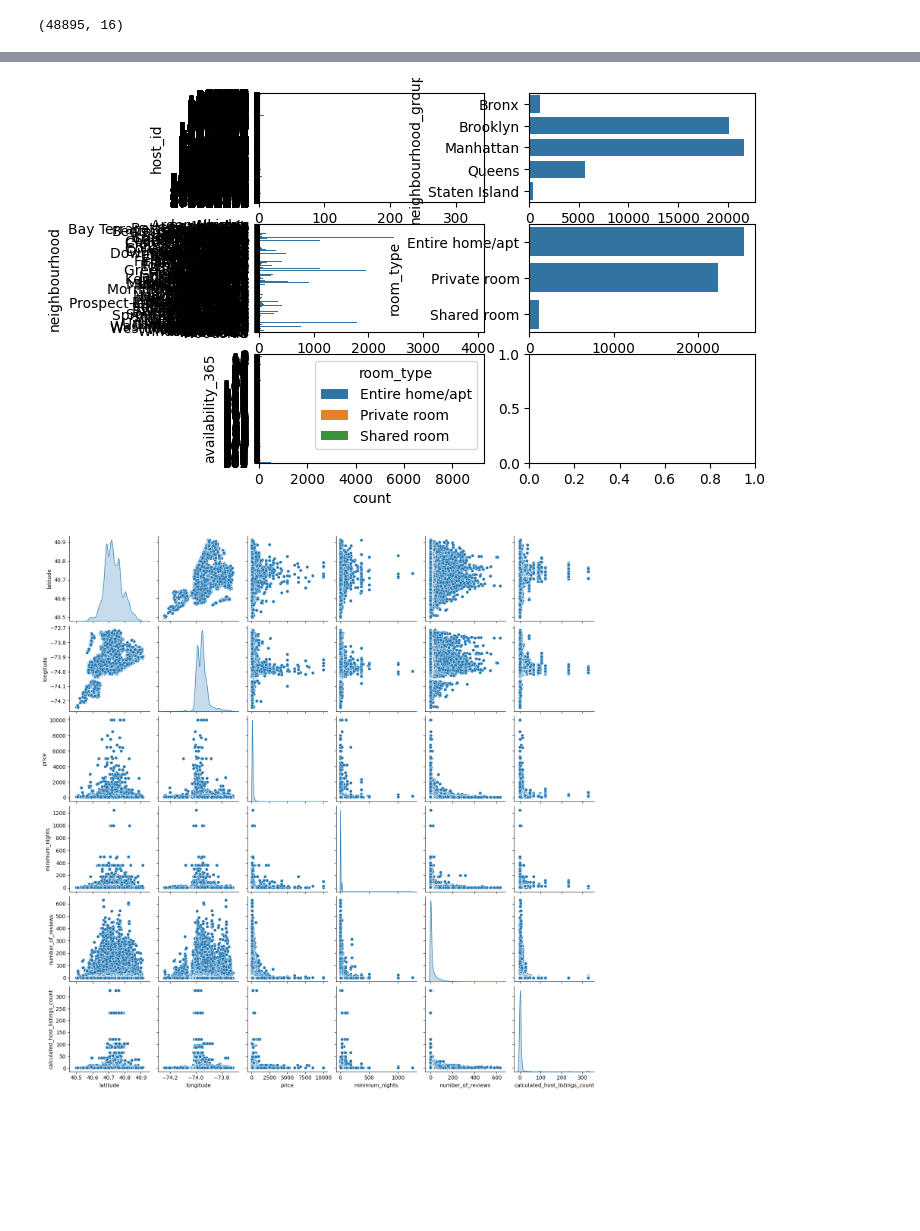
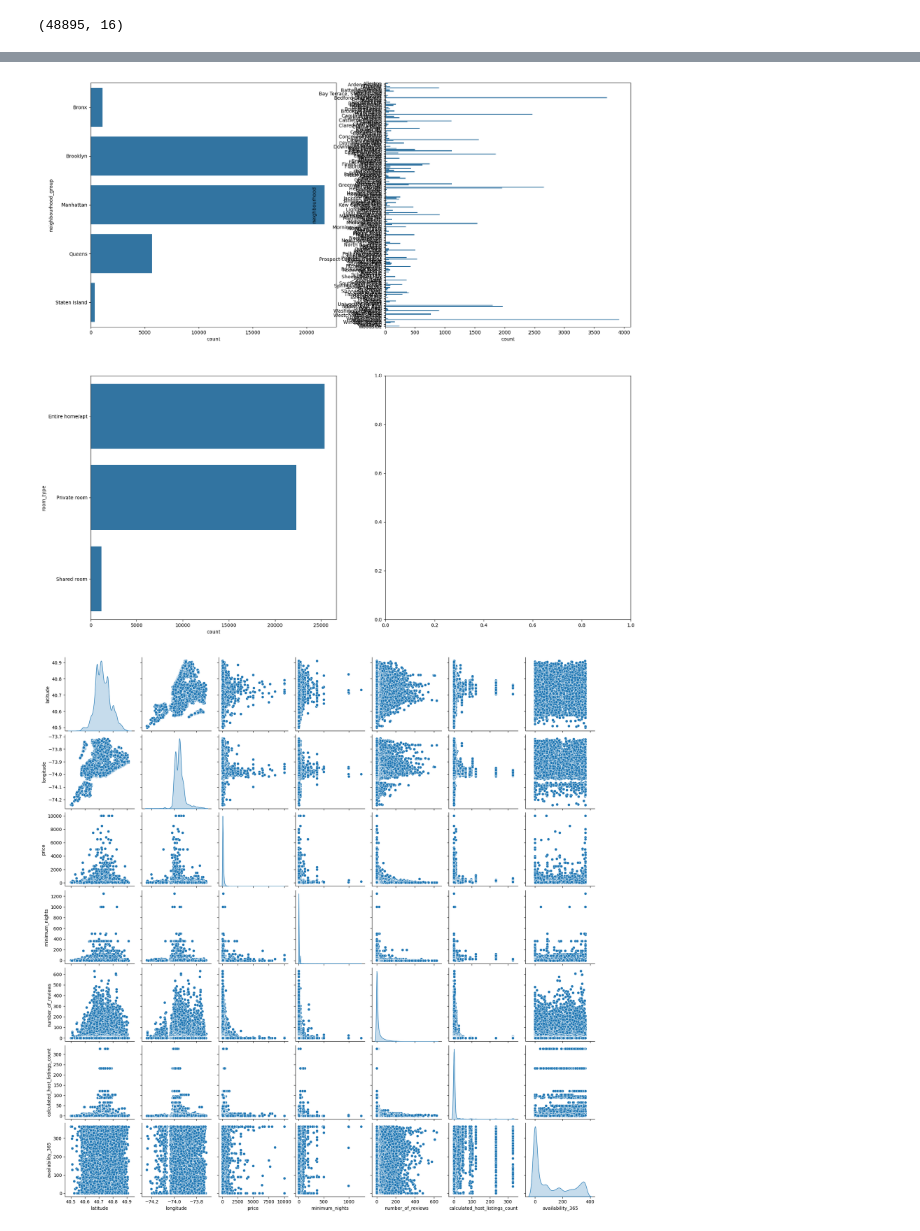
Before and after one commit to jessmiramontes/tareas, a Jupyter notebook: tarea_data_preprocessing.ipynb, the cells around one changed output, grey strips where cells are left out. Drawn from its saved outputs; the diff is of its cells as text; code cells hidden in the pictures; blank space fills up the shorter version.

```diff
--- a/tarea_data_preprocessing.ipynb
+++ b/tarea_data_preprocessing.ipynb
@@ -54,6 +55,6 @@ df_raw.shape
 # %%
 # Eliminar datos que no son relevantes
 df_interim = df_raw.copy()
-df_interim.drop(["id", "name", "host_name", "last_review", "reviews_per_month"], axis = 1, inplace = True)
+df_interim.drop(["id", "host_id", "name", "host_name", "last_review", "reviews_per_month"], axis = 1, inplace = True)
 df_interim.head()
 # %% [output]
@@ -66,10 +67,8 @@ df_interim.head()
 # %%
 # Convertir las variables categóricas
-df_interim["host_id"] = pd.Categorical(df_interim["host_id"])
 df_interim["neighbourhood_group"] = pd.Categorical(df_interim["neighbourhood_group"])
 df_interim["neighbourhood"] = pd.Categorical(df_interim["neighbourhood"])
 df_interim["room_type"] = pd.Categorical(df_interim["room_type"])
-df_interim["availability_365"] = pd.Categorical(df_interim["availability_365"])
 # %%
 df = df_interim.copy()
 df.info()
@@ -121,20 +118,18 @@ plt.show()
 # %%
 # Análisis univariado categórico
-fig, axis = plt.subplots(3,2)
-sns.countplot(ax= axis[0,0], data=df, y="host_id")
-sns.countplot(ax= axis[0,1], data=df, y="neighbourhood_group")
-sns.countplot(ax= axis[1,0], data=df, y="neighbourhood")
-sns.countplot(ax= axis[1,1], data=df, y="room_type")
-sns.countplot(ax= axis[2,0], data=df, y="availability_365", hue="room_type")
+fig, axis = plt.subplots(2,2, figsize=(20, 20))
+sns.countplot(ax= axis[0,0], data=df, y="neighbourhood_group")
+sns.countplot(ax= axis[0,1], data=df, y="neighbourhood")
+sns.countplot(ax= axis[1,0], data=df, y="room_type")
 
 plt.show()
 # %% [output]
-[figure, old version]
+[figure, new version]
 # %%
 # Análisis bivariado numérico vs numérico
 sns.pairplot(data= df.select_dtypes(include=np.number), diag_kind="kde")
 plt.show()
 # %% [output]
-[figure, old version]
+[figure, new version]
 # %%
 # Análisis bivariado categorico vs categórico
```
Also changed, not shown: parts of 18 cells of this notebook.
